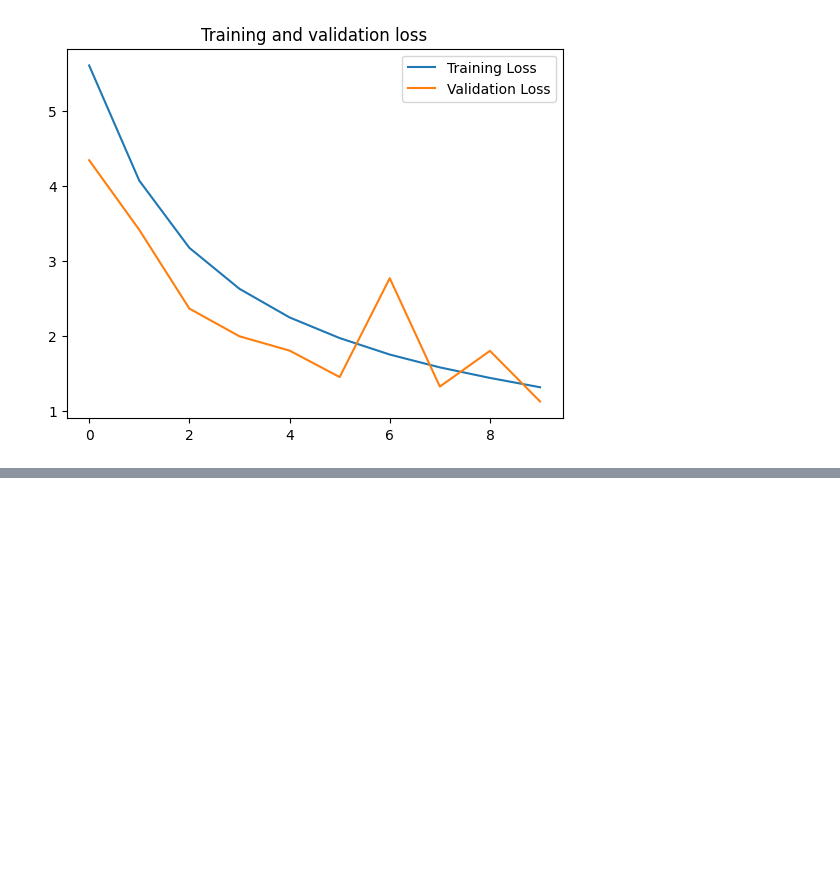
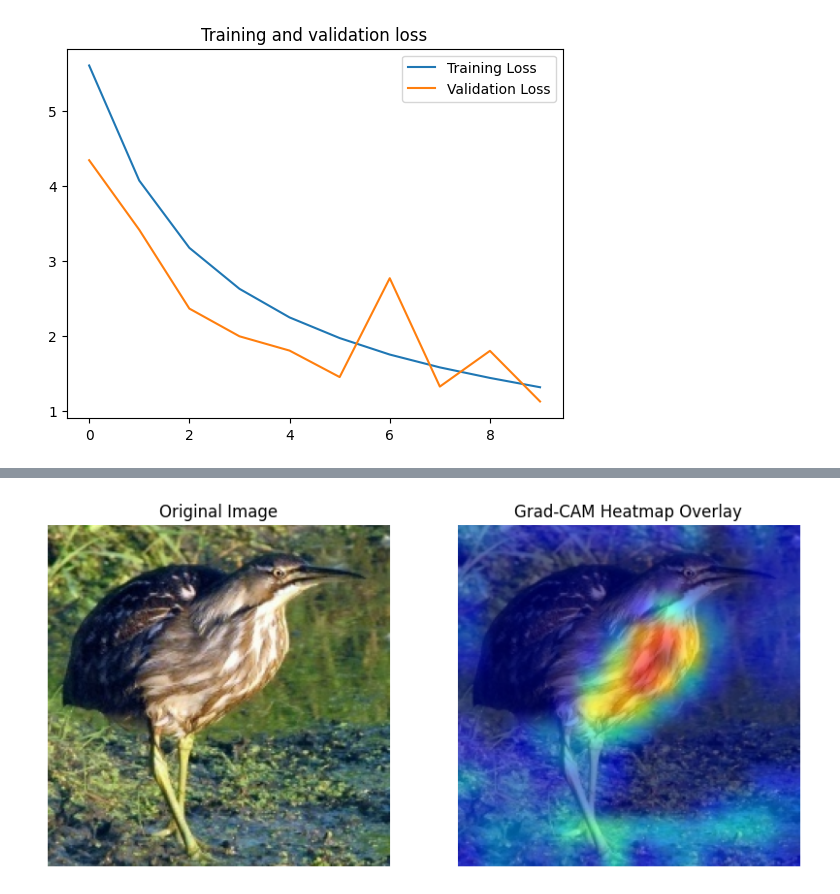
Before and after one commit to divij-pawar/model-compare, a Jupyter notebook: ResNet.ipynb, the cells around one changed output, grey strips where cells are left out. Saved outputs shown, nothing was run; the diff lists cells and outputs as text; code cells hidden in the pictures; blank space fills up the shorter version.

```diff
--- a/ResNet.ipynb
+++ b/ResNet.ipynb
@@ -238,0 +264,45 @@ plt.show()
+# %%
+import numpy as np
+import matplotlib.pyplot as plt
+import matplotlib.cm as cm
+import tensorflow as tf
+from tensorflow.keras.models import Model
+from tensorflow.keras.preprocessing.image import img_to_array, load_img, array_to_img
+
+def make_gradcam_heatmap(img_array, model, last_conv_layer_name, pred_index=None):
+    grad_model = Model(
+        inputs=model.inputs,
+        outputs=[model.get_layer(last_conv_layer_name).output, model.output])
+
+    with tf.GradientTape() as tape:
+        last_conv_layer_output, preds = grad_model(img_array)
+        if pred_index is None:
+            pred_index = tf.argmax(preds[0])
+        class_channel = preds[:, pred_index]
+
+    grads = tape.gradient(class_channel, last_conv_layer_output)
+    pooled_grads = tf.reduce_mean(grads, axis=(0, 1, 2))
+    last_conv_layer_output = last_conv_layer_output[0]
+    heatmap = last_conv_layer_output @ pooled_grads[..., tf.newaxis]
+    heatmap = tf.squeeze(heatmap)
+    heatmap = tf.maximum(heatmap, 0) / tf.reduce_max(heatmap)
+    return heatmap.numpy()
+
+
+
+
+# Assuming the rest of your code has prepared 'img_array' and 'heatmap' correctly
+# For example:
+img_path = '1.jpg'
+img = load_img(img_path, target_size=(224, 224))
+img_array = img_to_array(img)
+img_array = np.expand_dims(img_array, axis=0)
+img_array = img_array / 255.0  # Normalize the image to [0, 1]
+
+# Make sure to update 'model' and 'last_conv_layer_name' with your actual model and layer name
+heatmap = make_gradcam_heatmap(img_array, model, 'activation_12')
+
+# Display the Grad-CAM
+display_gradcam(img_array, heatmap)
+# %% [output]
+[figure, added]
```
Also changed, not shown: parts of 1 cell of this notebook.
